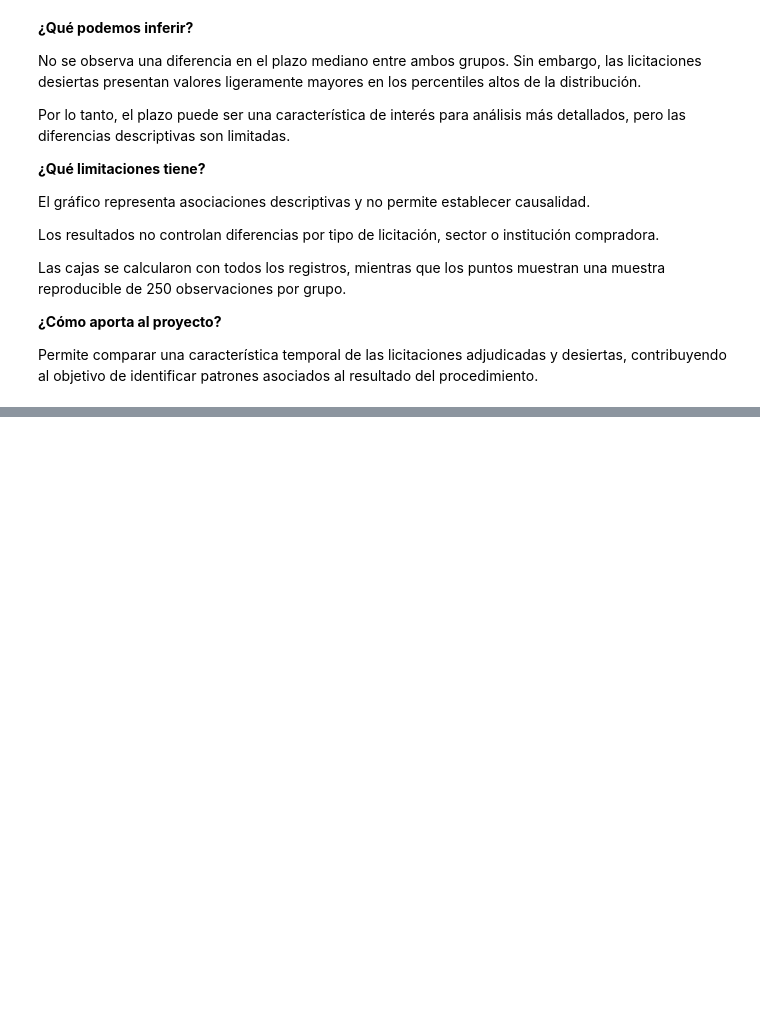
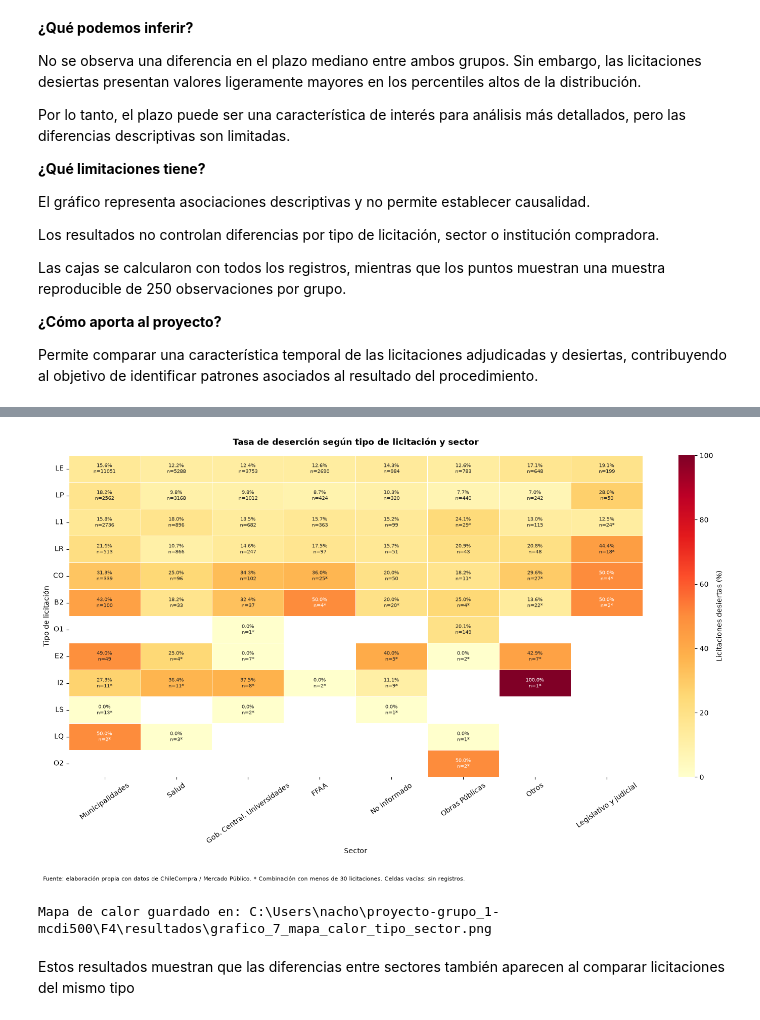
Before and after one commit to IgnacioCardenass/proyecto-grupo_1-mcdi500, a Jupyter notebook: F4/F4_Analisis_Visualizaciones.ipynb, the cells around one changed output, grey strips where cells are left out. Drawn from its saved outputs; the diff is of its cells as text; code cells hidden in the pictures; blank space fills up the shorter version.

```diff
--- a/F4/F4_Analisis_Visualizaciones.ipynb
+++ b/F4/F4_Analisis_Visualizaciones.ipynb
@@ -728,0 +1097,34 @@ Las tres figuras fueron exportadas correctamente.
+# %%
+
+import importlib
+import src.visualizaciones_f4 as vis
+from src.analisis_f4 import guardar_figura
+import matplotlib.pyplot as plt
+
+# Recargar el módulo para incorporar la nueva función
+importlib.reload(vis)
+
+# Crear el mapa de calor utilizando las 41.607 licitaciones
+fig_mapa = vis.graficar_mapa_tipo_sector(
+    df_tasas,
+    min_casos=30
+)
+
+# Mostrar el gráfico en JupyterLab
+display(fig_mapa)
+
+# Guardar el gráfico en F4/resultados
+ruta_mapa = guardar_figura(
+    fig_mapa,
+    raiz / "F4" / "resultados",
+    "grafico_7_mapa_calor_tipo_sector"
+)
+
+print("Mapa de calor guardado en:", ruta_mapa)
+
+plt.close(fig_mapa)
+# %% [output]
+[figure, added]
+Mapa de calor guardado en: C:\Users\nacho\proyecto-grupo_1-mcdi500\F4\resultados\grafico_7_mapa_calor_tipo_sector.png
+# %% [markdown]
+Estos resultados muestran que las diferencias entre sectores también aparecen al comparar licitaciones del mismo tipo
```
Also changed, not shown: parts of 22 cells of this notebook, 7 other files.
